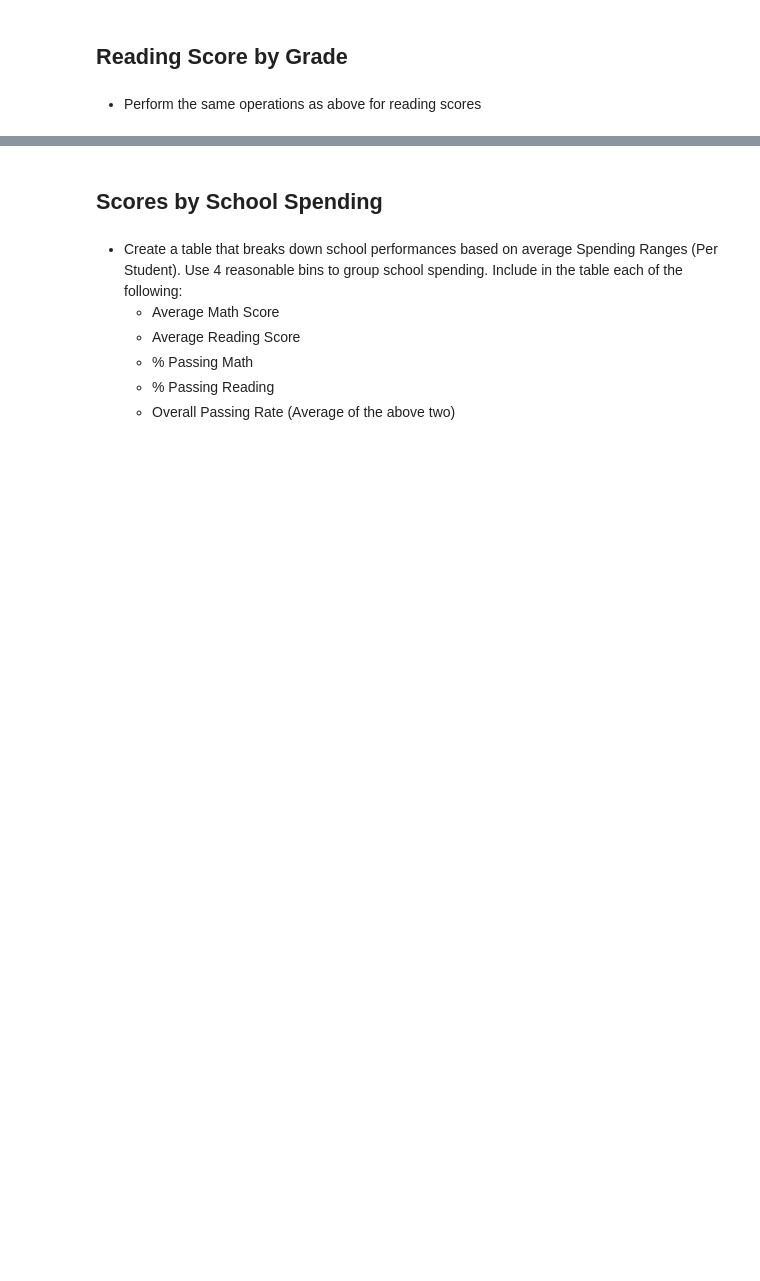
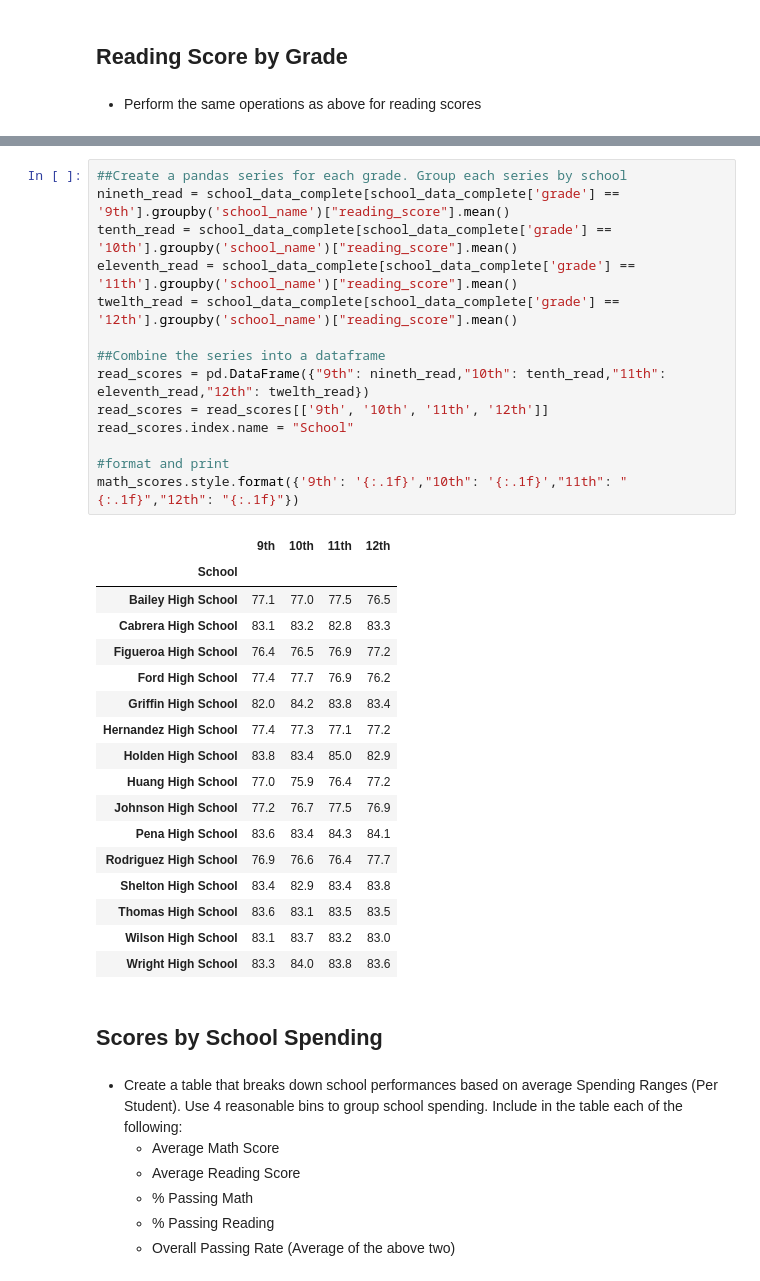
Before and after one commit to not4ewe/pandas-challenge, a Jupyter notebook: PyCitySchools_starter.ipynb, the cells around one changed output, grey strips where cells are left out. Drawn from its saved outputs; the diff is of its cells as text; blank space fills up the shorter version.

```diff
--- a/PyCitySchools_starter.ipynb
+++ b/PyCitySchools_starter.ipynb
@@ -408,3 +267,35 @@ school_summary
+# %%
+##Create a pandas series for each grade. Group each series by school
+nineth_read = school_data_complete[school_data_complete['grade'] == '9th'].groupby('school_name')["reading_score"].mean()
+tenth_read = school_data_complete[school_data_complete['grade'] == '10th'].groupby('school_name')["reading_score"].mean()
+eleventh_read = school_data_complete[school_data_complete['grade'] == '11th'].groupby('school_name')["reading_score"].mean()
+twelth_read = school_data_complete[school_data_complete['grade'] == '12th'].groupby('school_name')["reading_score"].mean()
+
+##Combine the series into a dataframe
+read_scores = pd.DataFrame({"9th": nineth_read,"10th": tenth_read,"11th": eleventh_read,"12th": twelth_read})
+read_scores = read_scores[['9th', '10th', '11th', '12th']]
+read_scores.index.name = "School"
+
+#format and print
+math_scores.style.format({'9th': '{:.1f}',"10th": '{:.1f}',"11th": "{:.1f}","12th": "{:.1f}"})
+# %% [output]
+|  | 9th | 10th | 11th | 12th |
+| School |  |  |  |  |
+| Bailey High School | 77.1 | 77.0 | 77.5 | 76.5 |
+| Cabrera High School | 83.1 | 83.2 | 82.8 | 83.3 |
+| Figueroa High School | 76.4 | 76.5 | 76.9 | 77.2 |
+| Ford High School | 77.4 | 77.7 | 76.9 | 76.2 |
+| Griffin High School | 82.0 | 84.2 | 83.8 | 83.4 |
+| Hernandez High School | 77.4 | 77.3 | 77.1 | 77.2 |
+| Holden High School | 83.8 | 83.4 | 85.0 | 82.9 |
+| Huang High School | 77.0 | 75.9 | 76.4 | 77.2 |
+| Johnson High School | 77.2 | 76.7 | 77.5 | 76.9 |
+| Pena High School | 83.6 | 83.4 | 84.3 | 84.1 |
+| Rodriguez High School | 76.9 | 76.6 | 76.4 | 77.7 |
+| Shelton High School | 83.4 | 82.9 | 83.4 | 83.8 |
+| Thomas High School | 83.6 | 83.1 | 83.5 | 83.5 |
+| Wilson High School | 83.1 | 83.7 | 83.2 | 83.0 |
+| Wright High School | 83.3 | 84.0 | 83.8 | 83.6 |
 # %% [markdown]
 ## Scores by School Spending
 # %% [markdown]
```
Also changed, not shown: parts of 37 cells of this notebook.
